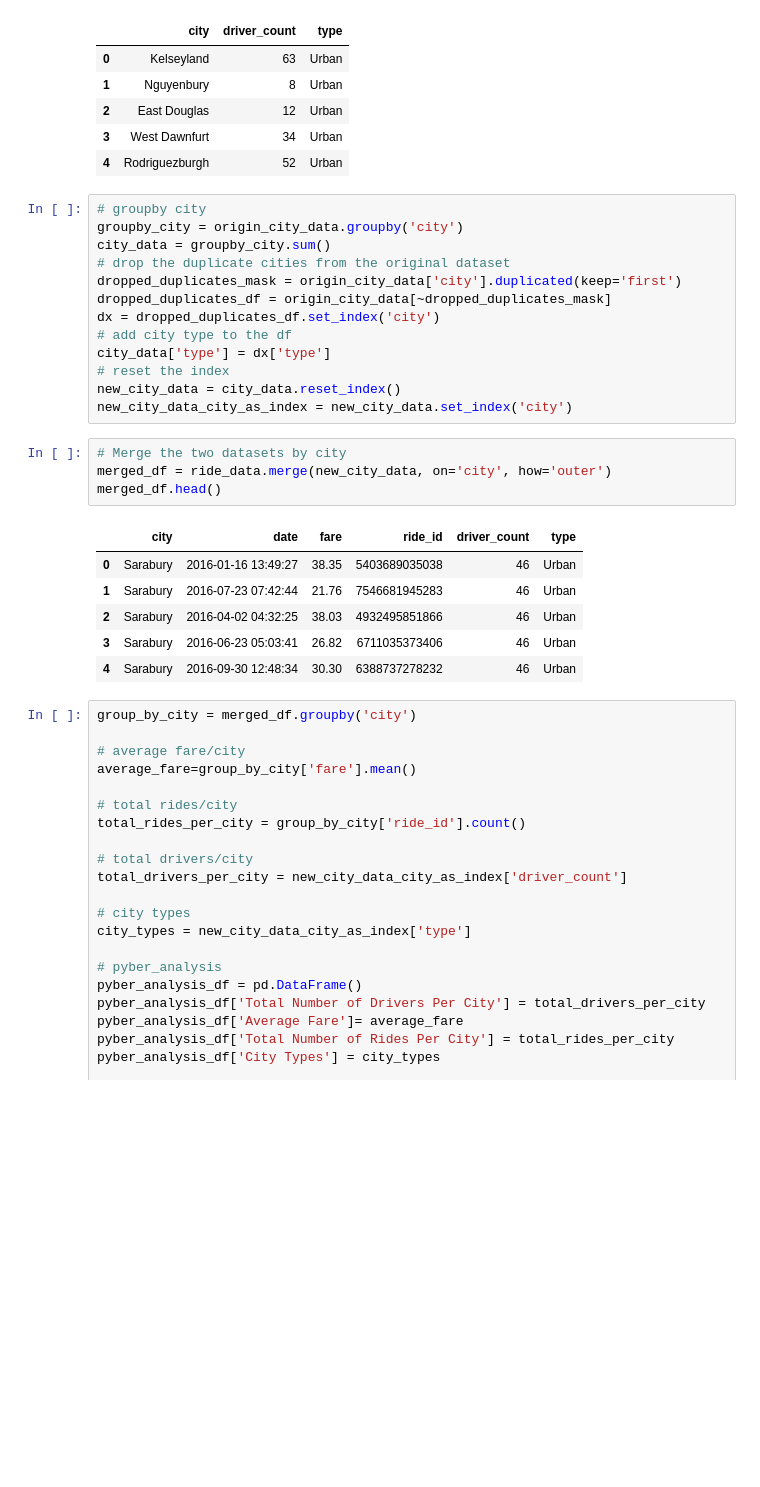
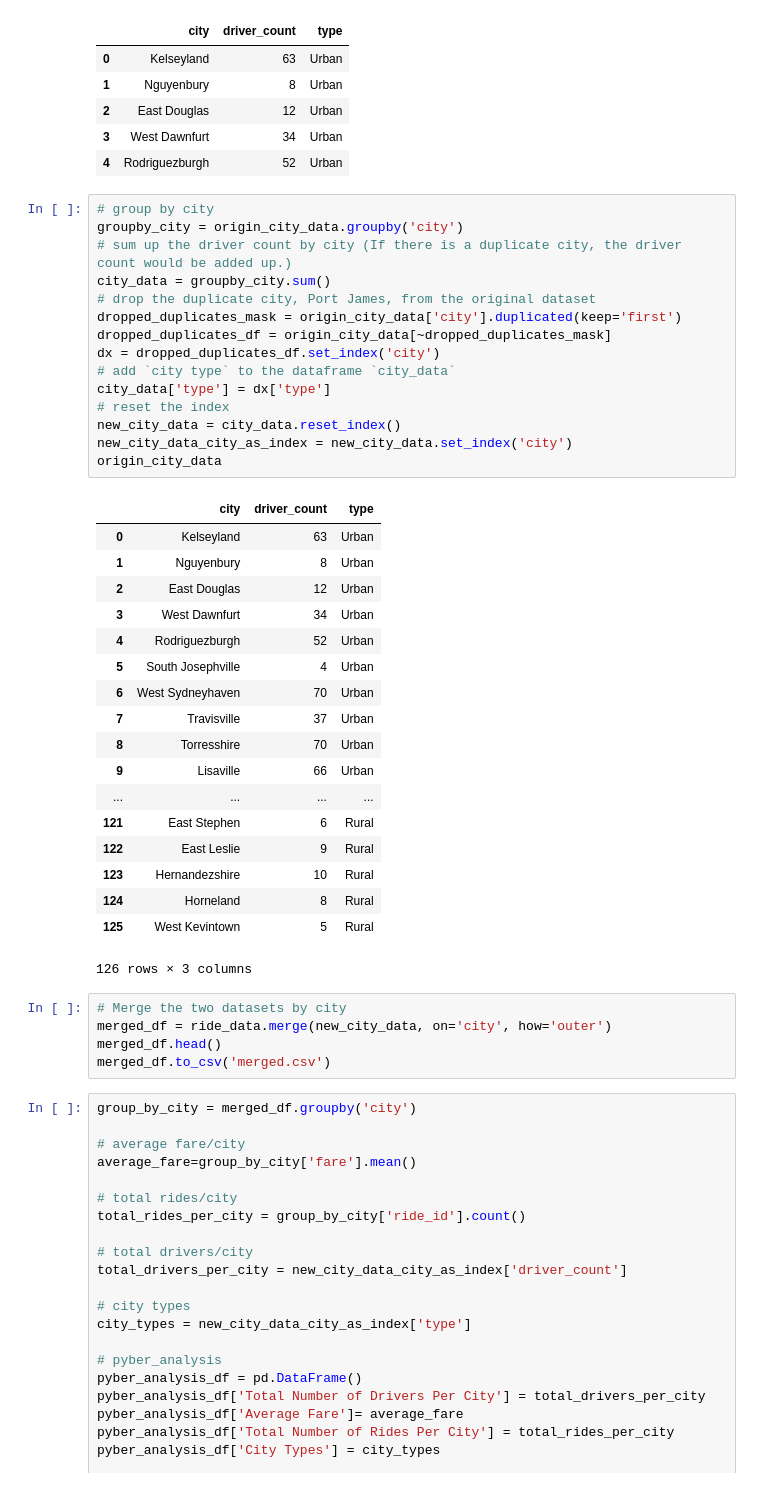
Before and after one commit to krashilili/HW5-Matplotlib, a Jupyter notebook: Pyber/Pyber_sloved.ipynb, the cells around one changed output. Saved outputs shown, nothing was run; the diff lists cells and outputs as text; blank space fills up the shorter version.

```diff
--- a/Pyber/Pyber_sloved.ipynb
+++ b/Pyber/Pyber_sloved.ipynb
@@ -16,29 +17,44 @@ origin_city_data.head()
 | 3 | West Dawnfurt | 34 | Urban |
 | 4 | Rodriguezburgh | 52 | Urban |
 # %%
-# groupby city
+# group by city
 groupby_city = origin_city_data.groupby('city')
+# sum up the driver count by city (If there is a duplicate city, the driver count would be added up.)
 city_data = groupby_city.sum()
-# drop the duplicate cities from the original dataset
+# drop the duplicate city, Port James, from the original dataset
 dropped_duplicates_mask = origin_city_data['city'].duplicated(keep='first')
 dropped_duplicates_df = origin_city_data[~dropped_duplicates_mask]
 dx = dropped_duplicates_df.set_index('city')
-# add city type to the df
+# add `city type` to the dataframe `city_data`
 city_data['type'] = dx['type']
 # reset the index
 new_city_data = city_data.reset_index()
 new_city_data_city_as_index = new_city_data.set_index('city')
+origin_city_data
+# %% [output]
+|  | city | driver_count | type |
+| 0 | Kelseyland | 63 | Urban |
+| 1 | Nguyenbury | 8 | Urban |
+| 2 | East Douglas | 12 | Urban |
+| 3 | West Dawnfurt | 34 | Urban |
+| 4 | Rodriguezburgh | 52 | Urban |
+| 5 | South Josephville | 4 | Urban |
+| 6 | West Sydneyhaven | 70 | Urban |
+| 7 | Travisville | 37 | Urban |
+| 8 | Torresshire | 70 | Urban |
+| 9 | Lisaville | 66 | Urban |
+| ... | ... | ... | ... |
+| 121 | East Stephen | 6 | Rural |
+| 122 | East Leslie | 9 | Rural |
+| 123 | Hernandezshire | 10 | Rural |
+| 124 | Horneland | 8 | Rural |
+| 125 | West Kevintown | 5 | Rural |
+126 rows × 3 columns
 # %%
 # Merge the two datasets by city
 merged_df = ride_data.merge(new_city_data, on='city', how='outer')
 merged_df.head()
+merged_df.to_csv('merged.csv')
-# %% [output]
-|  | city | date | fare | ride_id | driver_count | type |
-| 0 | Sarabury | 2016-01-16 13:49:27 | 38.35 | 5403689035038 | 46 | Urban |
-| 1 | Sarabury | 2016-07-23 07:42:44 | 21.76 | 7546681945283 | 46 | Urban |
-| 2 | Sarabury | 2016-04-02 04:32:25 | 38.03 | 4932495851866 | 46 | Urban |
-| 3 | Sarabury | 2016-06-23 05:03:41 | 26.82 | 6711035373406 | 46 | Urban |
-| 4 | Sarabury | 2016-09-30 12:48:34 | 30.30 | 6388737278232 | 46 | Urban |
 # %%
 group_by_city = merged_df.groupby('city')
 
```
Also changed, not shown: parts of 4 cells of this notebook, 3 other files.
